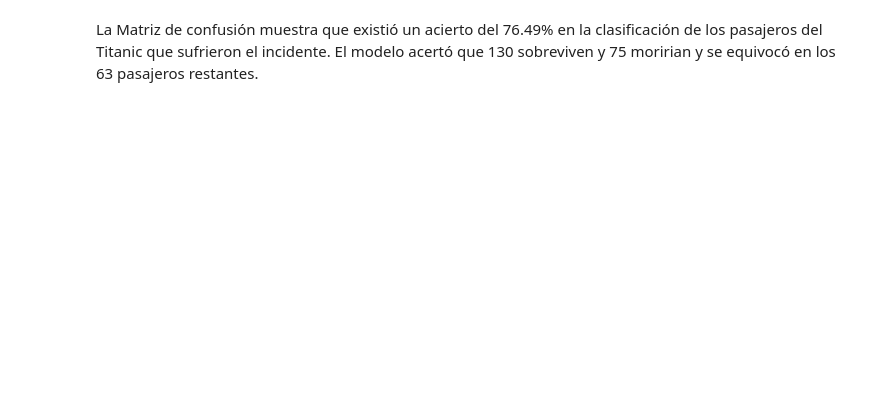
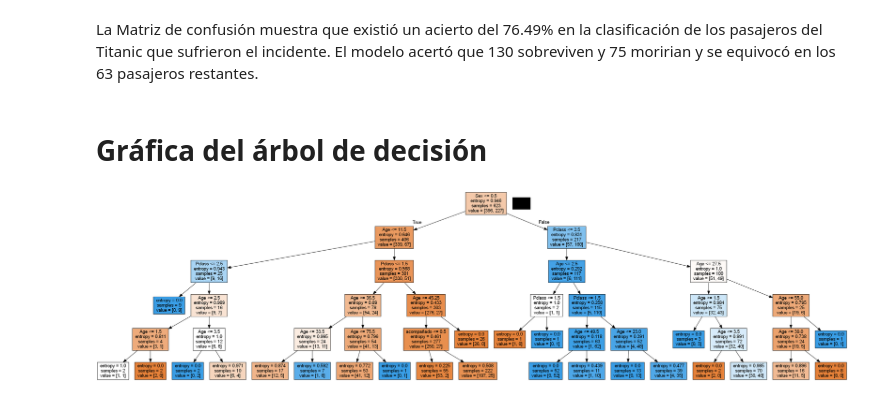
Before and after one commit to jorgeorenos/Arbol_de_decision, a Jupyter notebook: Titanic arbol de decisión.ipynb, the cells around one changed output. Saved outputs shown, nothing was run; the diff lists cells and outputs as text; code cells hidden in the pictures; blank space fills up the shorter version.

```diff
--- a/Titanic arbol de decisión.ipynb
+++ b/Titanic arbol de decisión.ipynb
@@ -286,2 +289,17 @@ Acierto 0.7649253731343284
 # %% [markdown]
 La Matriz de confusión muestra que existió un acierto del 76.49% en la clasificación de los pasajeros del Titanic que sufrieron el incidente. El modelo acertó que 130 sobreviven y 75 moririan y se equivocó en los 63 pasajeros restantes.
+# %% [markdown]
+# Gráfica del árbol de decisión
+# %%
+from sklearn.tree import export_graphviz
+from pydotplus import graph_from_dot_data
+from IPython.display import Image
+
+dot_data = export_graphviz(modelo,
+                            feature_names= ["Sex", "Pclass", "Age", "acompañado"], filled= True)
+
+graph = graph_from_dot_data(dot_data)
+graph.write_png("árbol.png")
+Image(graph.create_png())
+# %% [output]
+[figure, added]
```
Also changed, not shown: parts of 2 cells of this notebook.
